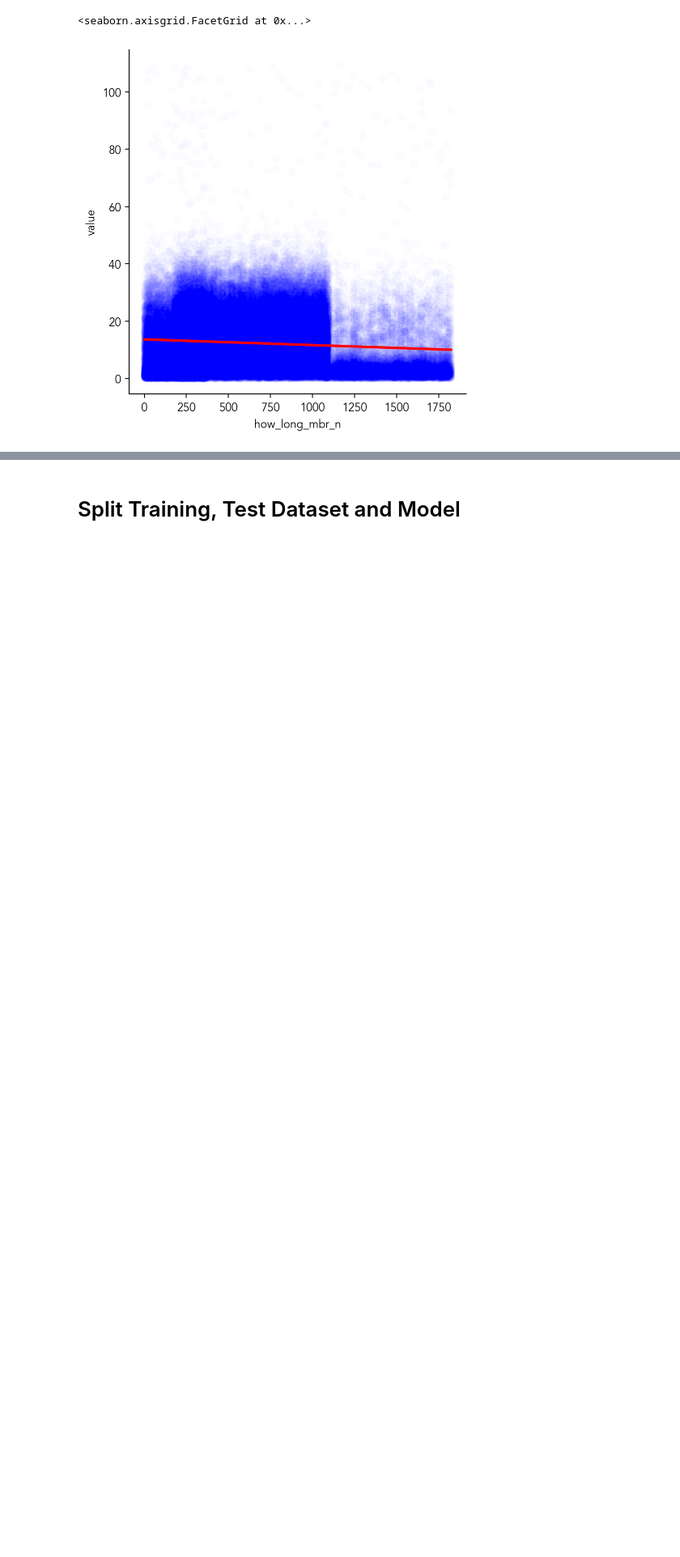
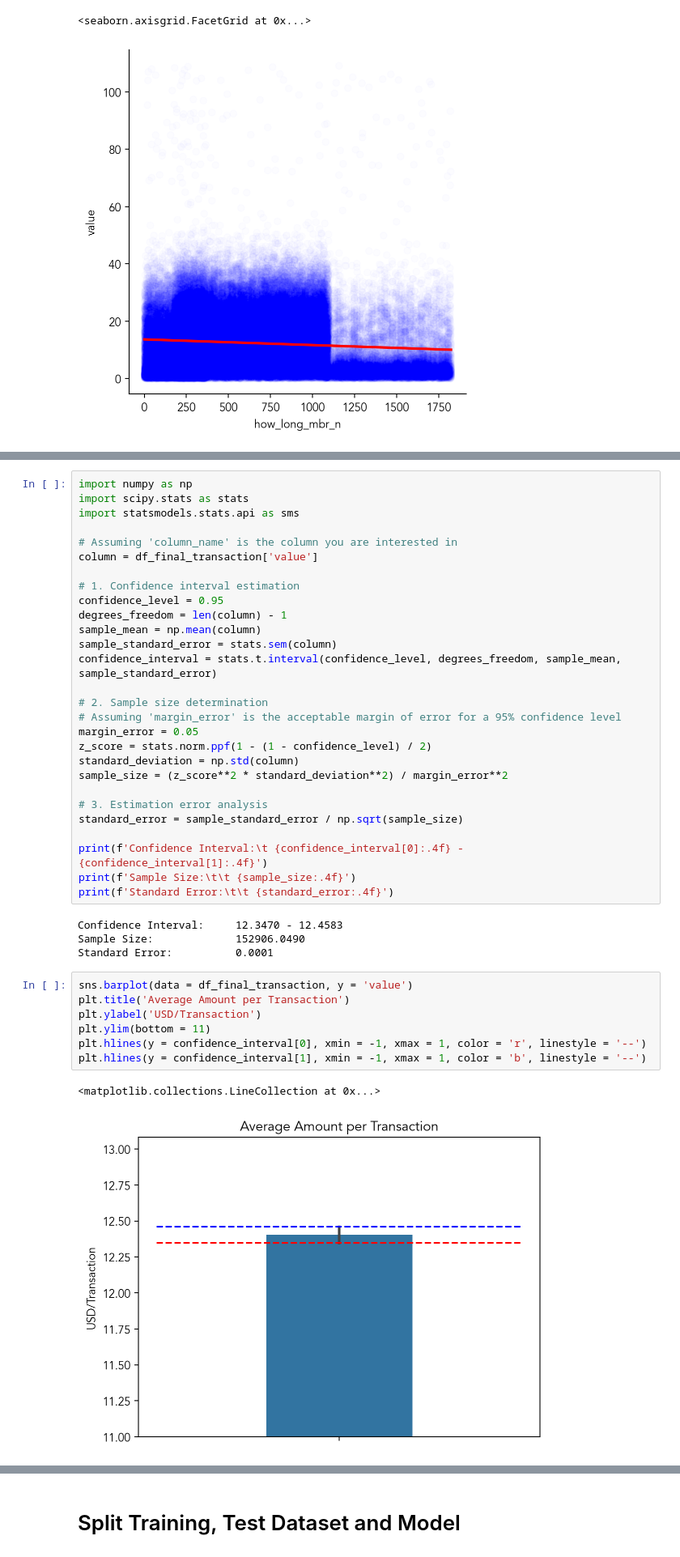
Before and after one commit to gyjong/workplace, a Jupyter notebook: quest_0202/0202_quest_sb.ipynb, the cells around one changed output, grey strips where cells are left out. Shown at 81% size. Cells and saved outputs as stored; diff of their text form; blank space fills up the shorter version.

```diff
--- a/quest_0202/0202_quest_sb.ipynb
+++ b/quest_0202/0202_quest_sb.ipynb
@@ -837,0 +839,42 @@ sns.lmplot(data=df_final_transaction, x='how_long_mbr_n', y='value', line_kws={'
+# %%
+import numpy as np
+import scipy.stats as stats
+import statsmodels.stats.api as sms
+
+# Assuming 'column_name' is the column you are interested in
+column = df_final_transaction['value']
+
+# 1. Confidence interval estimation
+confidence_level = 0.95
+degrees_freedom = len(column) - 1
+sample_mean = np.mean(column)
+sample_standard_error = stats.sem(column)
+confidence_interval = stats.t.interval(confidence_level, degrees_freedom, sample_mean, sample_standard_error)
+
+# 2. Sample size determination
+# Assuming 'margin_error' is the acceptable margin of error for a 95% confidence level
+margin_error = 0.05
+z_score = stats.norm.ppf(1 - (1 - confidence_level) / 2)
+standard_deviation = np.std(column)
+sample_size = (z_score**2 * standard_deviation**2) / margin_error**2
+
+# 3. Estimation error analysis
+standard_error = sample_standard_error / np.sqrt(sample_size)
+
+print(f'Confidence Interval:\t {confidence_interval[0]:.4f} - {confidence_interval[1]:.4f}')
+print(f'Sample Size:\t\t {sample_size:.4f}')
+print(f'Standard Error:\t\t {standard_error:.4f}')
+# %% [output]
+Confidence Interval:     12.3470 - 12.4583
+Sample Size:             152906.0490
+Standard Error:          0.0001
+# %%
+sns.barplot(data = df_final_transaction, y = 'value')
+plt.title('Average Amount per Transaction')
+plt.ylabel('USD/Transaction')
+plt.ylim(bottom = 11)
+plt.hlines(y = confidence_interval[0], xmin = -1, xmax = 1, color = 'r', linestyle = '--')
+plt.hlines(y = confidence_interval[1], xmin = -1, xmax = 1, color = 'b', linestyle = '--')
+# %% [output]
+<matplotlib.collections.LineCollection at 0x...>
+[figure, added]
```
Also changed, not shown: parts of 18 cells of this notebook.
